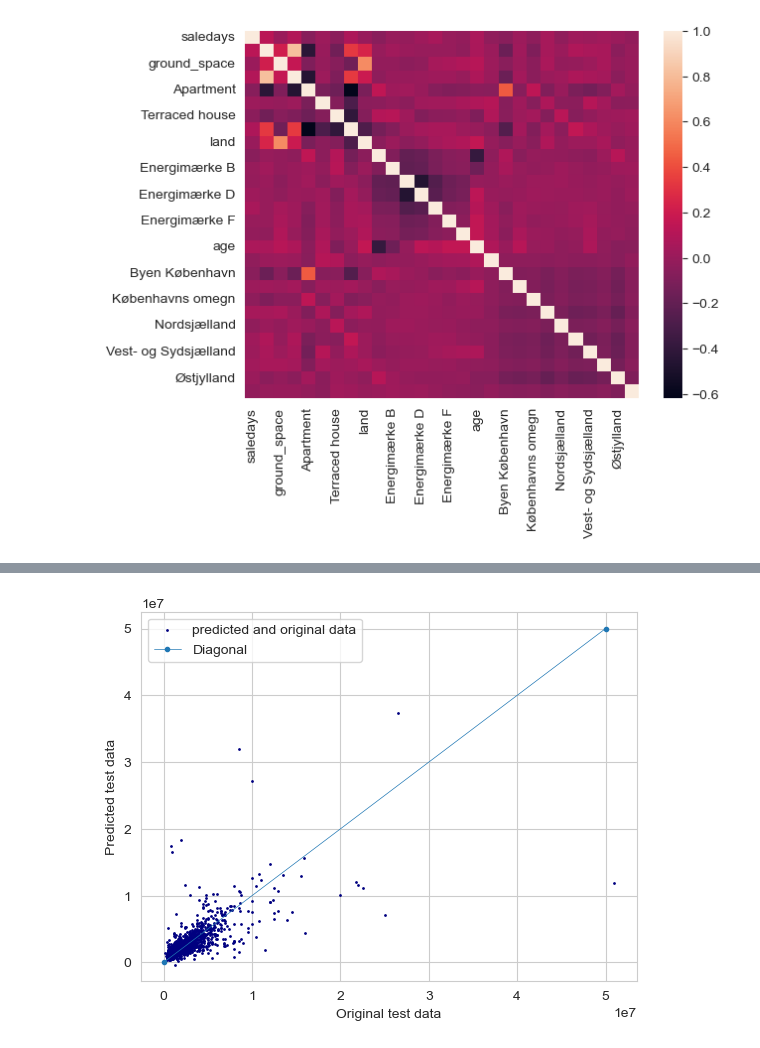
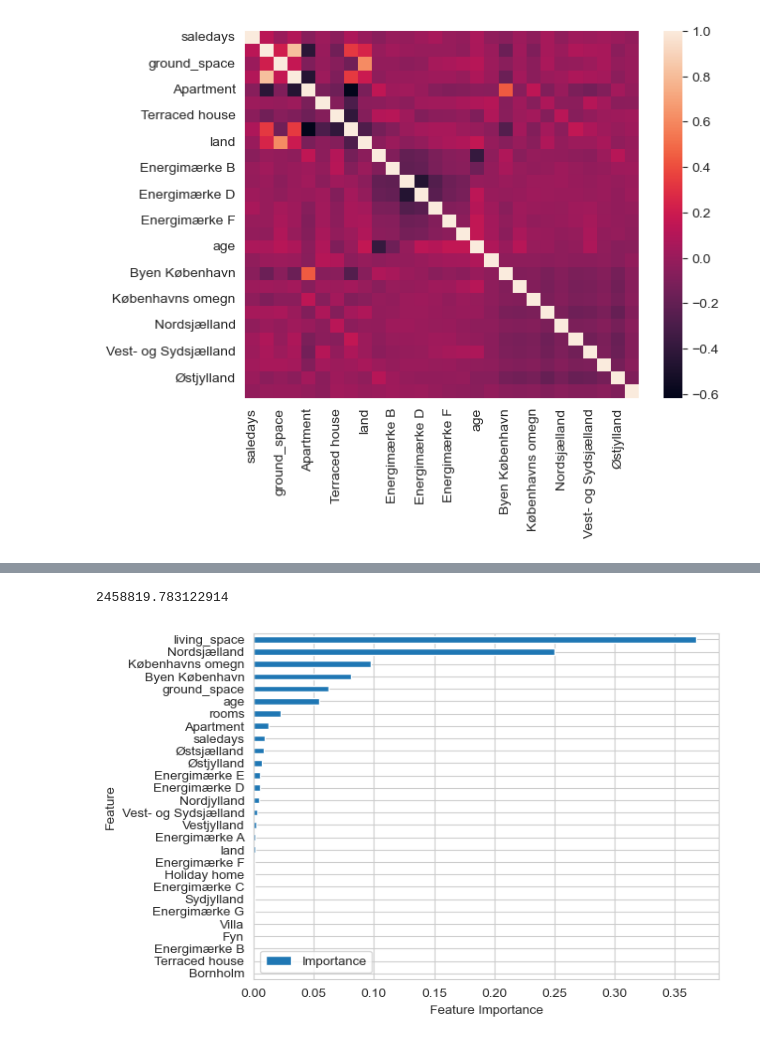
Before and after one commit to QiZhang777777/SODAS2023, a Jupyter notebook: EXAM/model_GBM.ipynb, the cells around one changed output, grey strips where cells are left out. Saved outputs shown, nothing was run; the diff lists cells and outputs as text; code cells hidden in the pictures.

```diff
--- a/EXAM/model_GBM.ipynb
+++ b/EXAM/model_GBM.ipynb
@@ -105,12 +134,17 @@ r2_GBM
-# %%
-## plotting predicted data against real data
-
-plt.scatter(y_test,y_test_predict, s= 1,c='navy',label='predicted and original data')
-plt.plot([0,50000000],[0,50000000], linewidth=0.5,marker='.',label='Diagonal')
-plt.xlabel('Original test data')
-plt.ylabel('Predicted test data')
-plt.legend()
-plt.savefig('HGBM_ori_vs_pred',bbox_inches='tight')
-plt.show()
-# %% [output]
-[figure, removed]
+# %%
+## RMSE
+RMSE_GBM = mse(y_test,y_test_predict,squared=False)
+RMSE_GBM
+# %% [output]
+2458819.783122914
+# %%
+# Feature Importance
+feat_imp_dict = pd.DataFrame([gradient_booster.feature_importances_,X.columns]).T
+feat_imp_dict.columns = ['Importance','Feature']
+feat_imp_dict = feat_imp_dict.set_index('Feature',drop=True)\
+                            .sort_values(by='Importance',ascending=True)
+feat_imp_dict.plot(kind="barh")
+plt.xlabel('Feature Importance')
+plt.savefig('../EXAM/figs/GBM_feature_importance',bbox_inches='tight')
+# %% [output]
+[figure, added]
```
Also changed, not shown: parts of 11 cells of this notebook, 22 other files.
